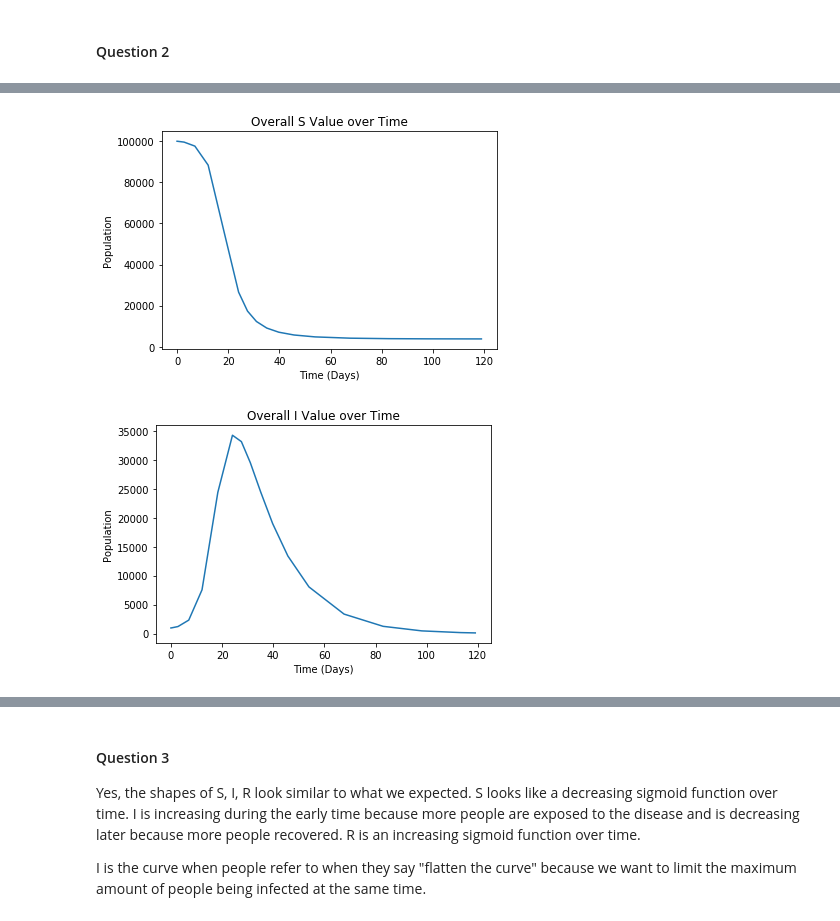
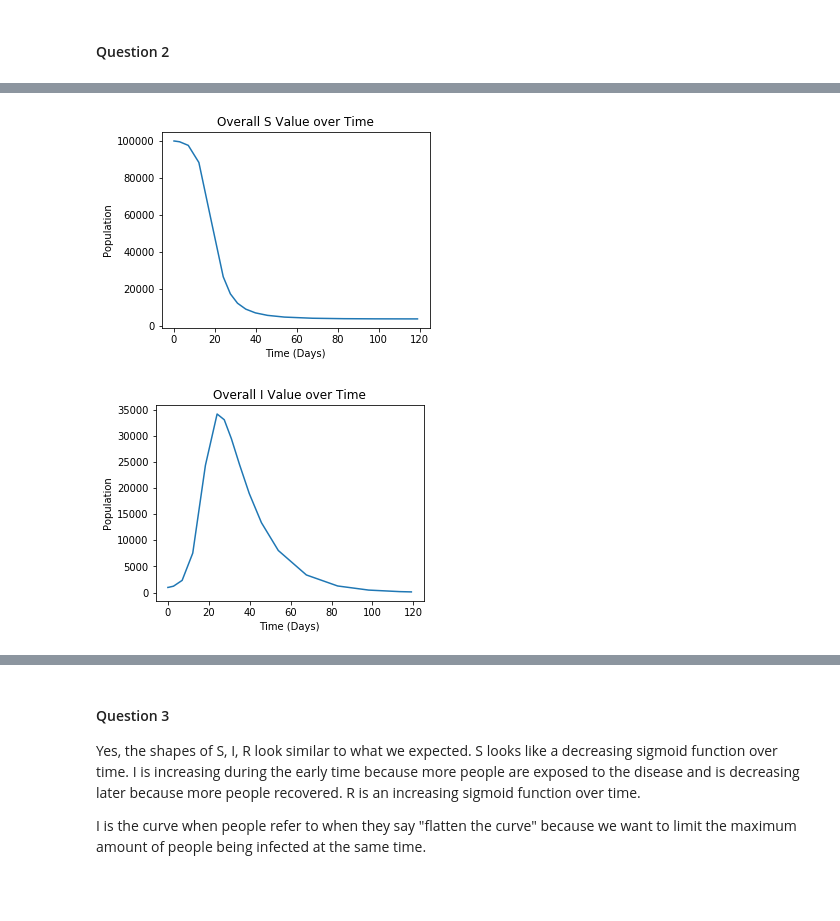
Before and after one commit to helenziyihuang/cs190dd_f20_COVID_19_SIR_project, a Jupyter notebook: Part 1.ipynb, the cells around one changed output, grey strips where cells are left out. Cells and saved outputs as stored; diff of their text form; code cells hidden in the pictures; blank space fills up the shorter version.

```diff
--- a/Part 1.ipynb
+++ b/Part 1.ipynb
@@ -146,29 +148,31 @@ plt.show()
 # %%
 # Overall S & R plot
 
 # S
+plt.figure(figsize=(4.8, 3.6))
 overallS = 0
 for i in range(16):
   overallS += sol.y[i]
 
 plt.plot(sol.t, overallS)
 plt.title("Overall S Value over Time")
 plt.xlabel("Time (Days)")
 plt.ylabel("Population")
 plt.show()
 
 # I
+plt.figure(figsize=(4.8, 3.6))
 overallI = 0
 for i in range(4):
   overallI += sol.y[15 + i]
 
 plt.plot(sol.t, overallI)
 plt.title("Overall I Value over Time")
 plt.xlabel("Time (Days)")
 plt.ylabel("Population")
 plt.show()
 # %% [output]
-[figure, old version]
+[figure, new version]
-[figure, old version]
+[figure, new version]
 # %%
 # R plot
```
Also changed, not shown: parts of 8 cells of this notebook.
